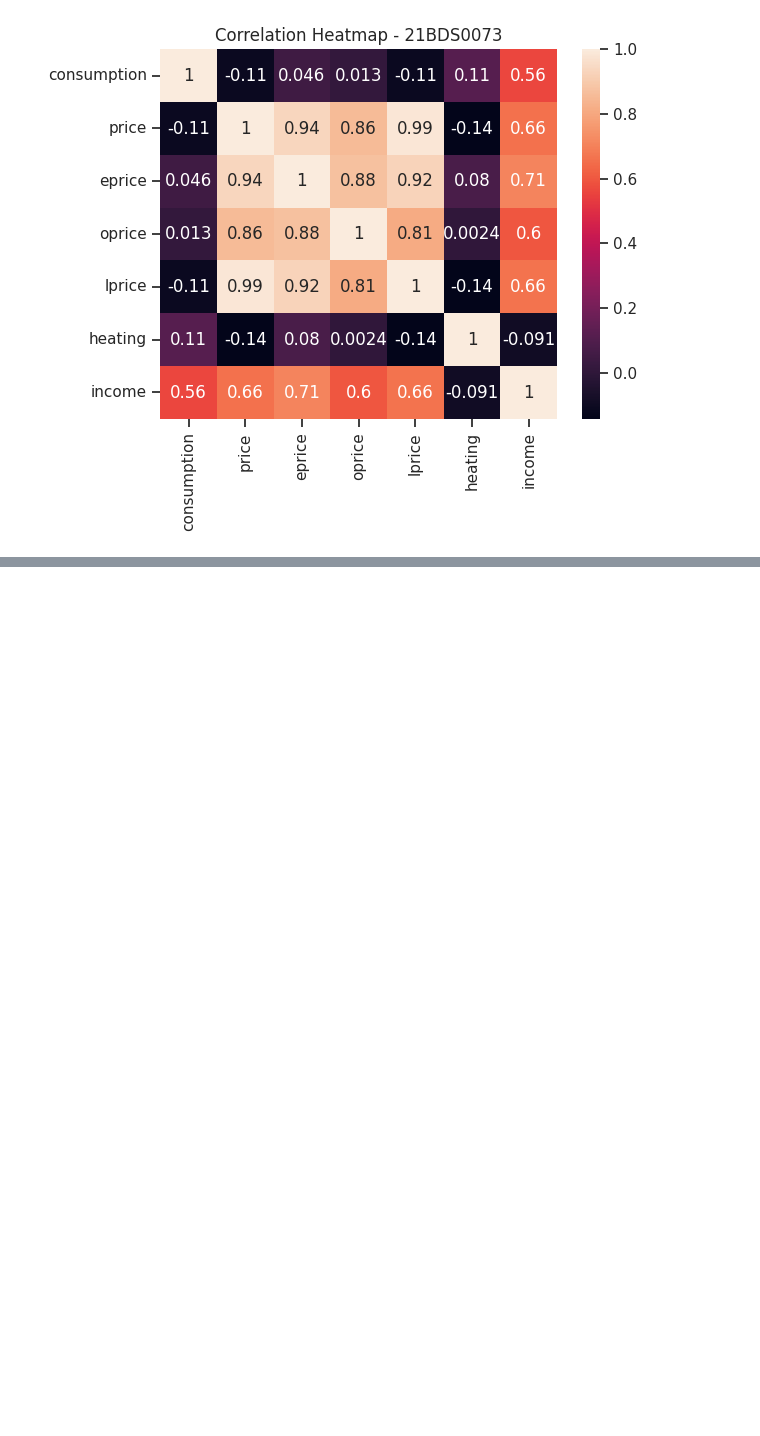
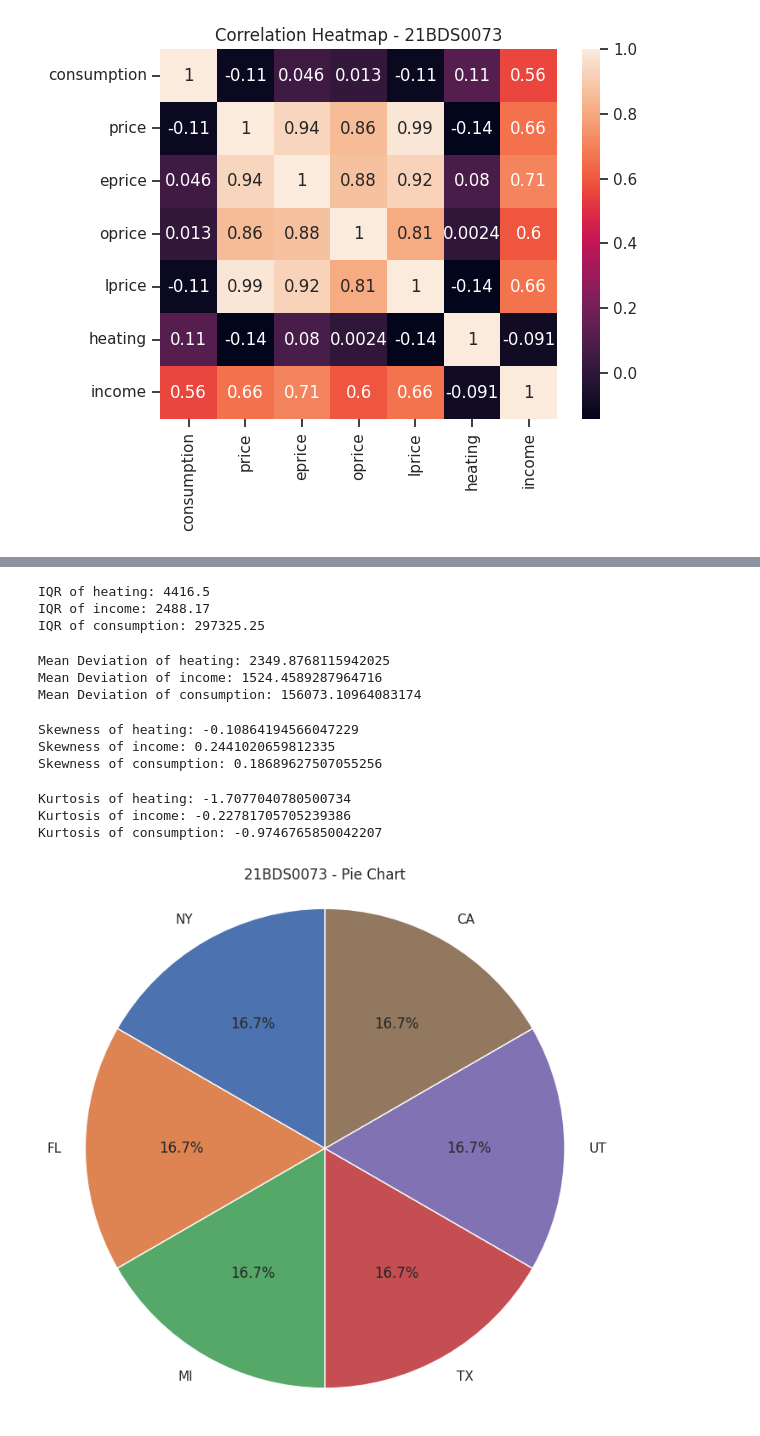
Before and after one commit to Vishnu290504/EDA, a Jupyter notebook: 21bds0073_eda_da1.ipynb, the cells around one changed output, grey strips where cells are left out. Drawn from its saved outputs; the diff is of its cells as text; code cells hidden in the pictures; blank space fills up the shorter version.

```diff
--- a/21bds0073_eda_da1.ipynb
+++ b/21bds0073_eda_da1.ipynb
@@ -346,0 +420,69 @@ plt.show()
+# %%
+# Interquartile Range (IQR)
+heating_iqr = stats.iqr(df['heating'])
+income_iqr = stats.iqr(df['income'])
+consumption_iqr = stats.iqr(df['consumption'])
+
+print(f"IQR of heating: {heating_iqr}")
+print(f"IQR of income: {income_iqr}")
+print(f"IQR of consumption: {consumption_iqr}")
+# %% [output]
+IQR of heating: 4416.5
+IQR of income: 2488.17
+IQR of consumption: 297325.25
+# %%
+#Mean deviation
+
+def mean_deviation(data):
+  mean = data.mean()
+  deviation = data.apply(lambda x: abs(x - mean))
+  return deviation.mean()
+
+heating_md = mean_deviation(df['heating'])
+income_md = mean_deviation(df['income'])
+consumption_md = mean_deviation(df['consumption'])
+
+print(f"Mean Deviation of heating: {heating_md}")
+print(f"Mean Deviation of income: {income_md}")
+print(f"Mean Deviation of consumption: {consumption_md}")
+# %% [output]
+Mean Deviation of heating: 2349.8768115942025
+Mean Deviation of income: 1524.4589287964716
+Mean Deviation of consumption: 156073.10964083174
+# %%
+# Skewness
+heating_skew = df['heating'].skew()
+income_skew = df['income'].skew()
+consumption_skew = df['consumption'].skew()
+
+print(f"Skewness of heating: {heating_skew}")
+print(f"Skewness of income: {income_skew}")
+print(f"Skewness of consumption: {consumption_skew}")
+# %% [output]
+Skewness of heating: -0.10864194566047229
+Skewness of income: 0.2441020659812335
+Skewness of consumption: 0.18689627507055256
+# %%
+# Kurtosis
+heating_kurt = df['heating'].kurt()
+income_kurt = df['income'].kurt()
+consumption_kurt = df['consumption'].kurt()
+
+print(f"Kurtosis of heating: {heating_kurt}")
+print(f"Kurtosis of income: {income_kurt}")
+print(f"Kurtosis of consumption: {consumption_kurt}")
+# %% [output]
+Kurtosis of heating: -1.7077040780500734
+Kurtosis of income: -0.22781705705239386
+Kurtosis of consumption: -0.9746765850042207
+# %%
+# Pie chart
+
+state_counts = df['state'].value_counts()
+plt.figure(figsize=(8, 8))
+plt.pie(state_counts, labels=state_counts.index, autopct='%1.1f%%', startangle=90)
+plt.title('21BDS0073 - Pie Chart')
+plt.axis('equal')
+plt.show()
+# %% [output]
+[figure, added]
```
Also changed, not shown: parts of 8 cells of this notebook.
